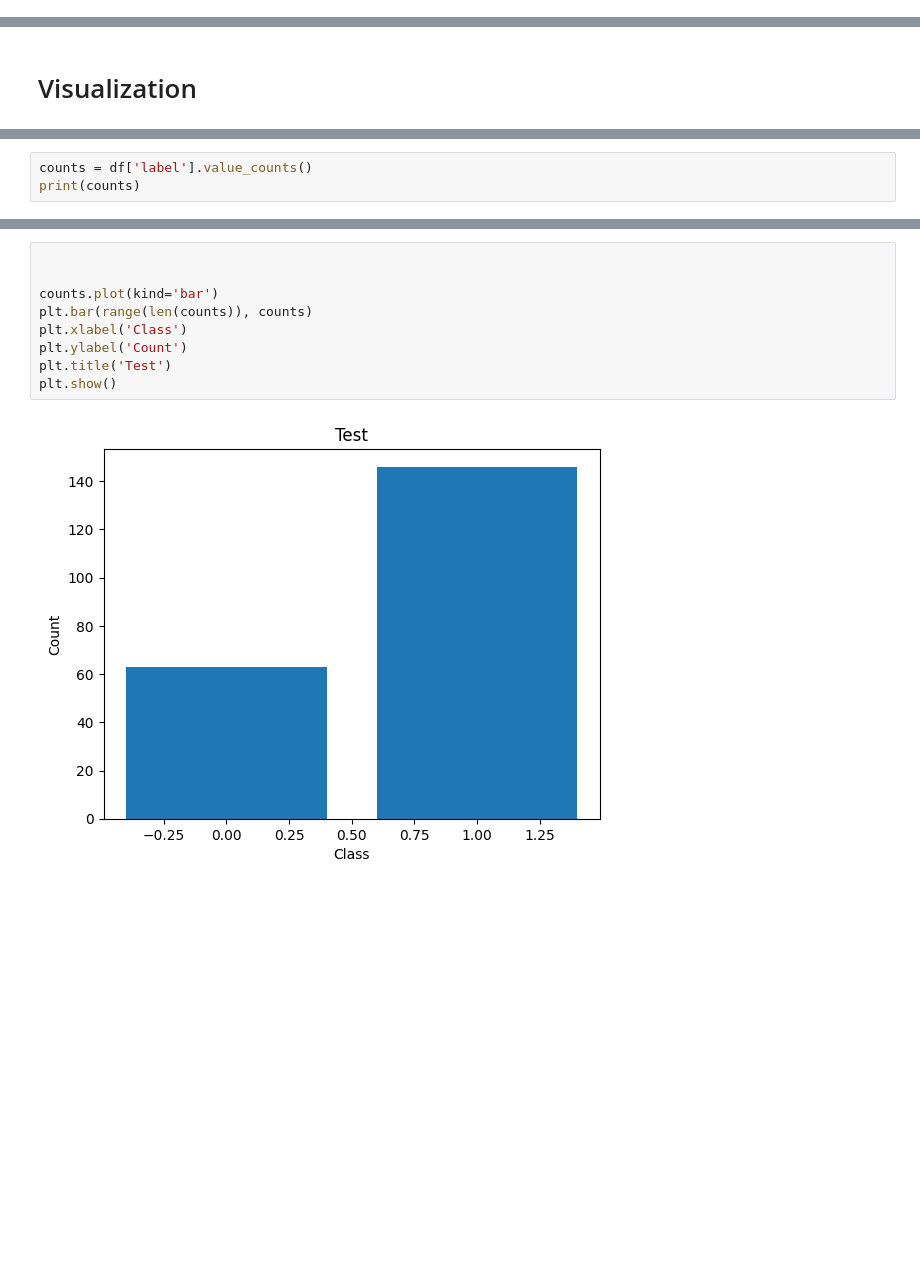
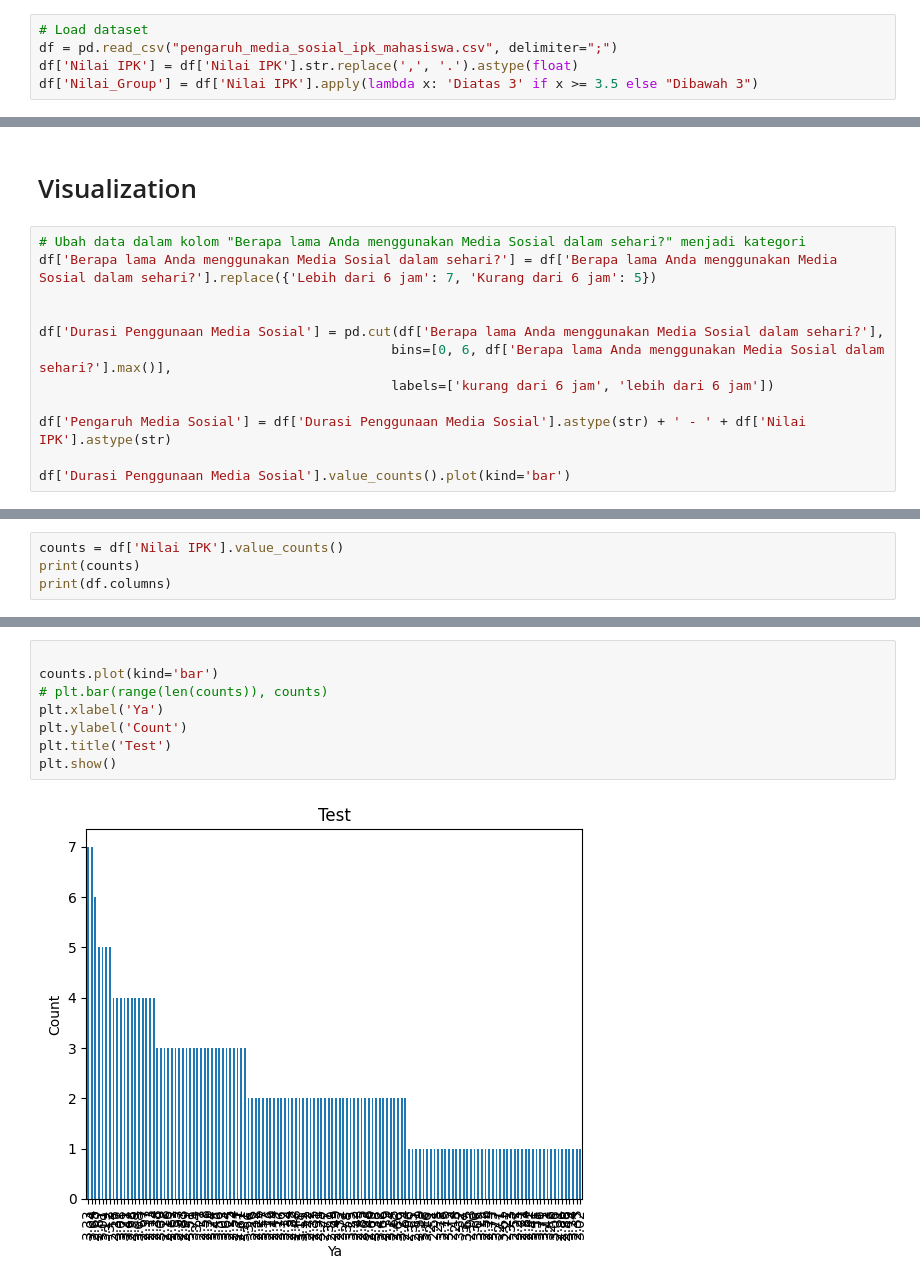
Before and after one commit to AjagTerbang/metlit, a Jupyter notebook: pengaruh medsos.ipynb, the cells around one changed output, grey strips where cells are left out. Saved outputs shown, nothing was run; the diff lists cells and outputs as text; blank space fills up the shorter version.

```diff
--- a/pengaruh medsos.ipynb
+++ b/pengaruh medsos.ipynb
@@ -10,2 +8,7 @@ df = pd.read_csv("pengaruh_media_sosial_ipk_mahasiswa.csv", delimiter=";")
+# %%
+# Load dataset
+df = pd.read_csv("pengaruh_media_sosial_ipk_mahasiswa.csv", delimiter=";")
+df['Nilai IPK'] = df['Nilai IPK'].str.replace(',', '.').astype(float)
+df['Nilai_Group'] = df['Nilai IPK'].apply(lambda x: 'Diatas 3' if x >= 3.5 else "Dibawah 3")
 # %%
 # Mengecek dataset
@@ -123,2 +172,14 @@ weighted avg       0.54      0.56      0.53        90
 # %% [markdown]
 # Visualization
+# %%
+# Ubah data dalam kolom "Berapa lama Anda menggunakan Media Sosial dalam sehari?" menjadi kategori
+df['Berapa lama Anda menggunakan Media Sosial dalam sehari?'] = df['Berapa lama Anda menggunakan Media Sosial dalam sehari?'].replace({'Lebih dari 6 jam': 7, 'Kurang dari 6 jam': 5})
+
+
+df['Durasi Penggunaan Media Sosial'] = pd.cut(df['Berapa lama Anda menggunakan Media Sosial dalam sehari?'],
+                                             bins=[0, 6, df['Berapa lama Anda menggunakan Media Sosial dalam sehari?'].max()],
+                                             labels=['kurang dari 6 jam', 'lebih dari 6 jam'])
+
+df['Pengaruh Media Sosial'] = df['Durasi Penggunaan Media Sosial'].astype(str) + ' - ' + df['Nilai IPK'].astype(str)
+
+df['Durasi Penggunaan Media Sosial'].value_counts().plot(kind='bar')
@@ -125,4 +203,5 @@ weighted avg       0.54      0.56      0.53        90
 # %%
-counts = df['label'].value_counts()
+counts = df['Nilai IPK'].value_counts()
 print(counts)
+print(df.columns)
 # %% [output]
@@ -130,11 +225,10 @@ KeyError: ('Ya', 'Tidak')
 # %%
 
-
 counts.plot(kind='bar')
-plt.bar(range(len(counts)), counts)
-plt.xlabel('Class')
+# plt.bar(range(len(counts)), counts)
+plt.xlabel('Ya')
 plt.ylabel('Count')
 plt.title('Test')
 plt.show()
 # %% [output]
-[figure, old version]
+[figure, new version]
```
Also changed, not shown: parts of 15 cells of this notebook, 1 other file.
